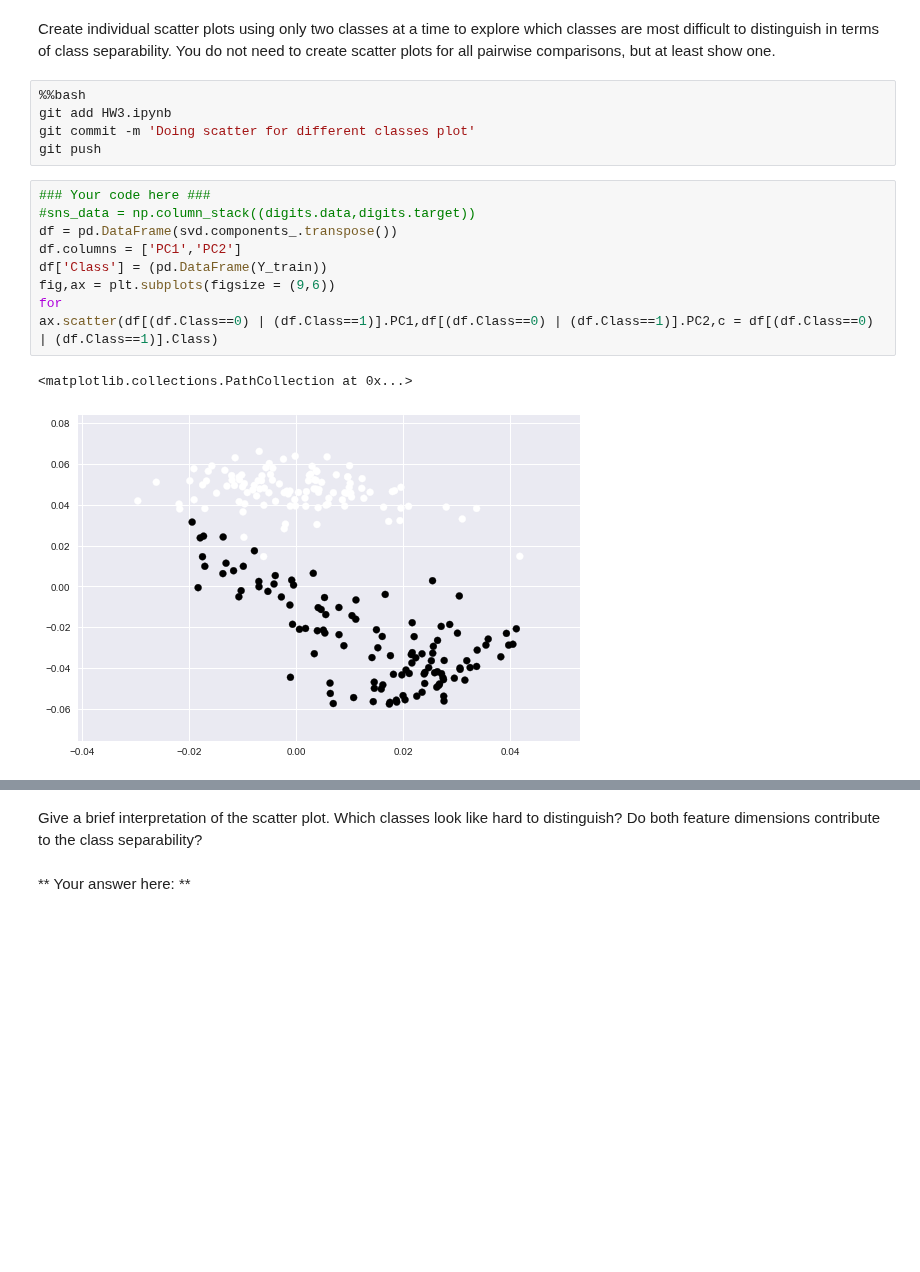
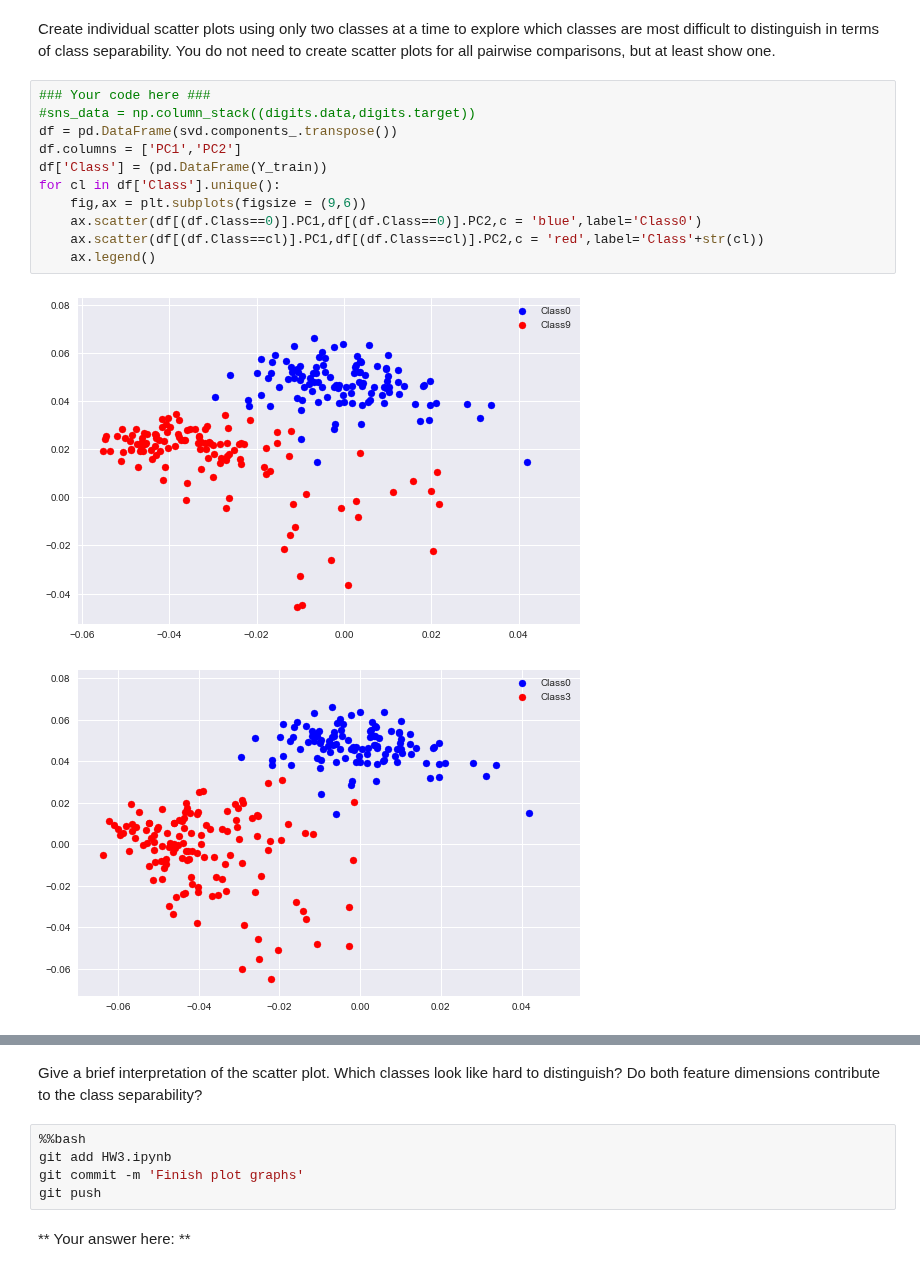
Before and after one commit to Theerit/2014, a Jupyter notebook: homework/HW3.ipynb, the cells around one changed output, grey strips where cells are left out. Drawn from its saved outputs; the diff is of its cells as text; blank space fills up the shorter version.

Commit message:
Finish plot graphs

```diff
--- a/homework/HW3.ipynb
+++ b/homework/HW3.ipynb
@@ -579,20 +579,17 @@ ax.scatter(svd.components_.transpose()[:,0],svd.components_.transpose()[:,1],c=Y
 [figure]
 # %% [markdown]
 Create individual scatter plots using only two classes at a time to explore which classes are most difficult to distinguish in terms of class separability.  You do not need to create scatter plots for all pairwise comparisons, but at least show one.
-# %%
-%%bash
-git add HW3.ipynb
-git commit -m 'Doing scatter for different classes plot'
-git push
 # %%
 ### Your code here ###
 #sns_data = np.column_stack((digits.data,digits.target))
 df = pd.DataFrame(svd.components_.transpose())
 df.columns = ['PC1','PC2']
 df['Class'] = (pd.DataFrame(Y_train))
-fig,ax = plt.subplots(figsize = (9,6))
-for
-ax.scatter(df[(df.Class==0) | (df.Class==1)].PC1,df[(df.Class==0) | (df.Class==1)].PC2,c = df[(df.Class==0) | (df.Class==1)].Class)
+for cl in df['Class'].unique():
+    fig,ax = plt.subplots(figsize = (9,6))
+    ax.scatter(df[(df.Class==0)].PC1,df[(df.Class==0)].PC2,c = 'blue',label='Class0')
+    ax.scatter(df[(df.Class==cl)].PC1,df[(df.Class==cl)].PC2,c = 'red',label='Class'+str(cl))
+    ax.legend()
 # %% [output]
-<matplotlib.collections.PathCollection at 0x...>
-[figure, old version]
+[figure, new version]
+[figure, added]
@@ -599,5 +604,10 @@ ax.scatter(df[(df.Class==0) | (df.Class==1)].PC1,df[(df.Class==0) | (df.Class==1
 # %% [markdown]
 Give a brief interpretation of the scatter plot. Which classes look like hard to distinguish? Do both feature dimensions contribute to the class separability?
+# %%
+%%bash
+git add HW3.ipynb
+git commit -m 'Finish plot graphs'
+git push
 # %% [markdown]
 ** Your answer here: **
 # %% [markdown]
```
Also changed, not shown: parts of 1 cell of this notebook.
